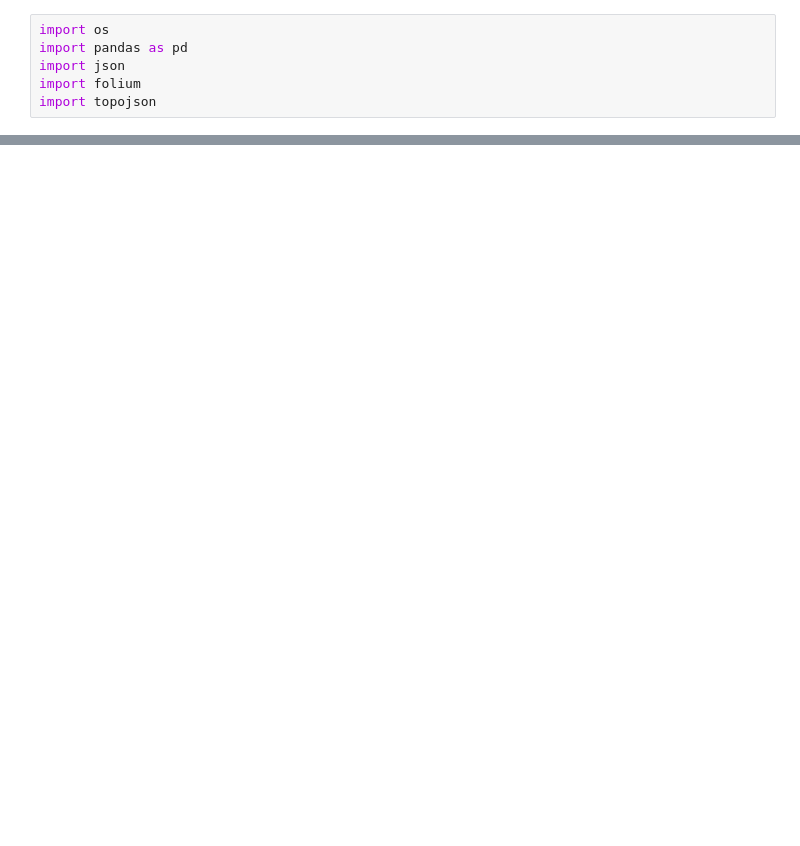
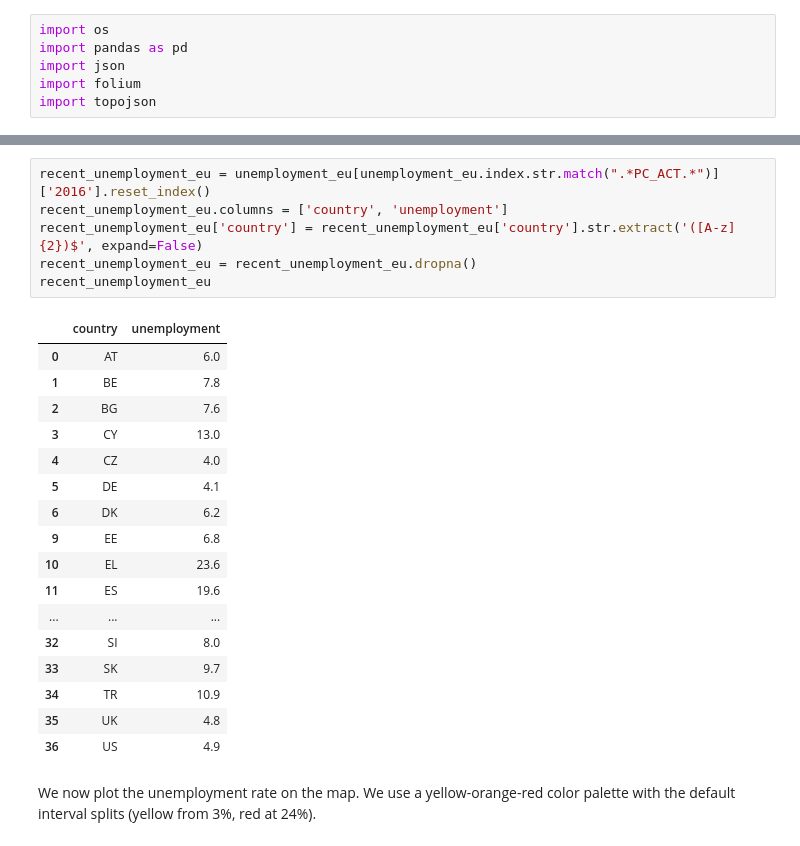
Before and after one commit to mosimann/ADA, a Jupyter notebook: 03 - Interactive Viz/Homework 3.ipynb, the cells around one changed output, grey strips where cells are left out. Cells and saved outputs as stored; diff of their text form; blank space fills up the shorter version.

```diff
--- a/03 - Interactive Viz/Homework 3.ipynb
+++ b/03 - Interactive Viz/Homework 3.ipynb
@@ -108,0 +54,26 @@ unemployment_data
+# %%
+recent_unemployment_eu = unemployment_eu[unemployment_eu.index.str.match(".*PC_ACT.*")]['2016'].reset_index()
+recent_unemployment_eu.columns = ['country', 'unemployment']
+recent_unemployment_eu['country'] = recent_unemployment_eu['country'].str.extract('([A-z]{2})$', expand=False)
+recent_unemployment_eu = recent_unemployment_eu.dropna()
+recent_unemployment_eu
+# %% [output]
+|  | country | unemployment |
+| 0 | AT | 6.0 |
+| 1 | BE | 7.8 |
+| 2 | BG | 7.6 |
+| 3 | CY | 13.0 |
+| 4 | CZ | 4.0 |
+| 5 | DE | 4.1 |
+| 6 | DK | 6.2 |
+| 9 | EE | 6.8 |
+| 10 | EL | 23.6 |
+| 11 | ES | 19.6 |
+| ... | ... | ... |
+| 32 | SI | 8.0 |
+| 33 | SK | 9.7 |
+| 34 | TR | 10.9 |
+| 35 | UK | 4.8 |
+| 36 | US | 4.9 |
+# %% [markdown]
+We now plot the unemployment rate on the map. We use a yellow-orange-red color palette with the default interval splits (yellow from 3%, red at 24%).
```
Also changed, not shown: parts of 16 cells of this notebook, 2 other files.
